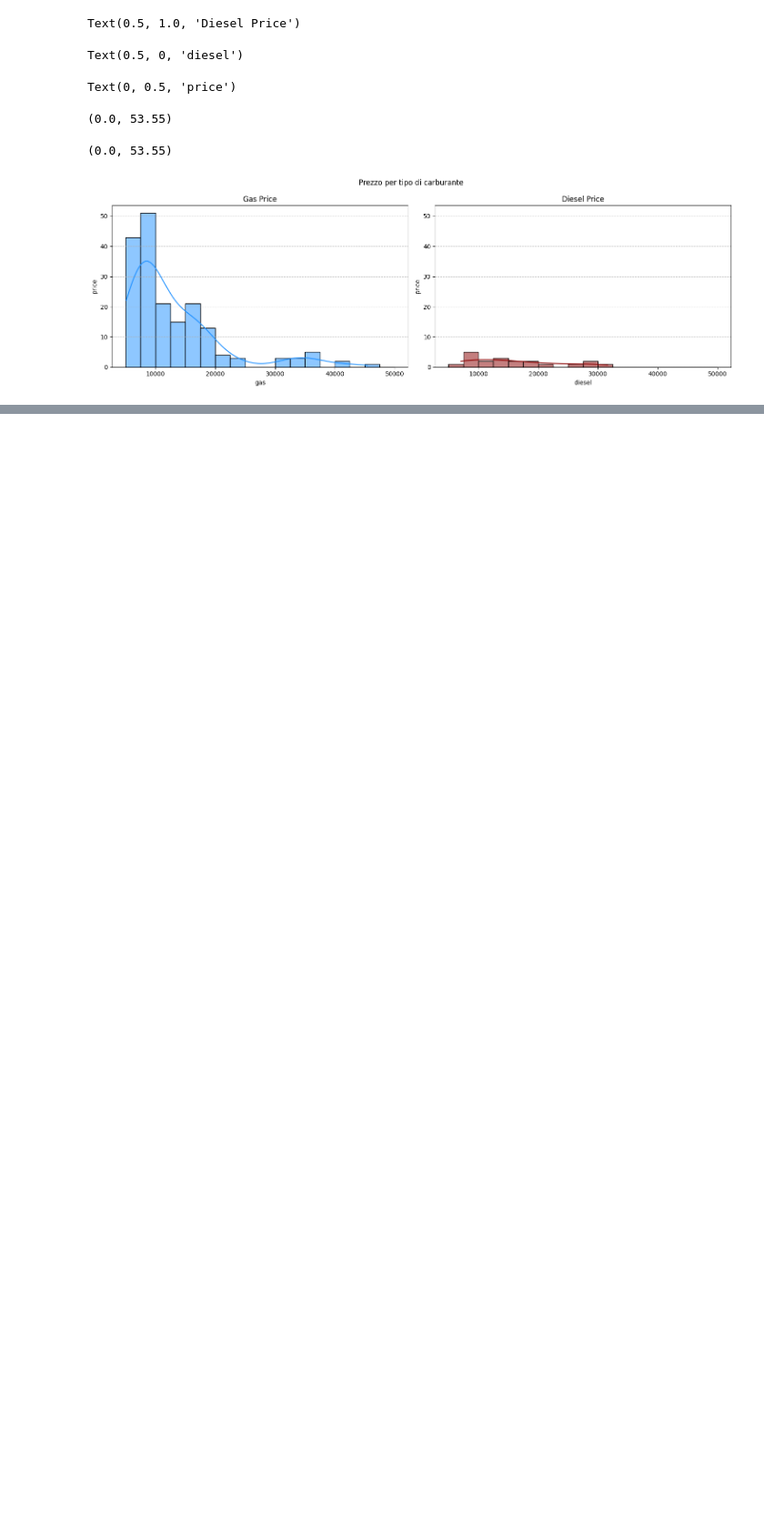
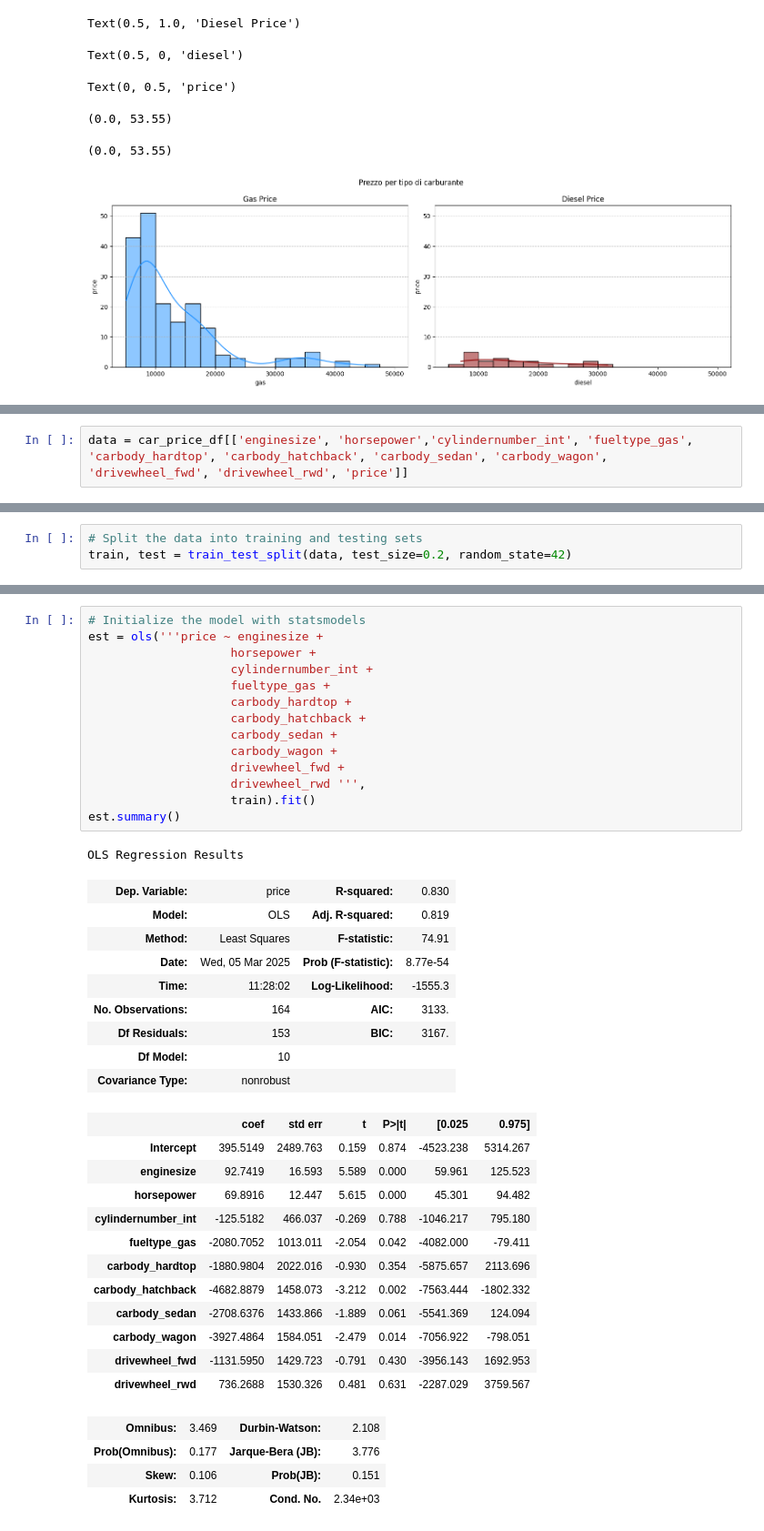
Before and after one commit to vincenzorrei/EDU-MatplotlibFundamentals, a Jupyter notebook: car_price.ipynb, the cells around one changed output, grey strips where cells are left out. Shown at 91% size. Cells and saved outputs as stored; diff of their text form; blank space fills up the shorter version.

Commit message:
linear regressioni

```diff
--- a/car_price.ipynb
+++ b/car_price.ipynb
@@ -244,0 +270,2 @@ Text(0, 0.5, 'price')
+# %%
+data = car_price_df[['enginesize', 'horsepower','cylindernumber_int', 'fueltype_gas', 'carbody_hardtop', 'carbody_hatchback', 'carbody_sedan', 'carbody_wagon', 'drivewheel_fwd', 'drivewheel_rwd', 'price']]
@@ -244,0 +274,3 @@ Text(0, 0.5, 'price')
+# %%
+# Split the data into training and testing sets
+train, test = train_test_split(data, test_size=0.2, random_state=42)
@@ -244,0 +279,41 @@ Text(0, 0.5, 'price')
+# %%
+# Initialize the model with statsmodels
+est = ols('''price ~ enginesize +
+                    horsepower +
+                    cylindernumber_int +
+                    fueltype_gas +
+                    carbody_hardtop +
+                    carbody_hatchback +
+                    carbody_sedan +
+                    carbody_wagon +
+                    drivewheel_fwd +
+                    drivewheel_rwd ''',
+                    train).fit()
+est.summary()
+# %% [output]
+OLS Regression Results
+| Dep. Variable: | price | R-squared: | 0.830 |
+| Model: | OLS | Adj. R-squared: | 0.819 |
+| Method: | Least Squares | F-statistic: | 74.91 |
+| Date: | Wed, 05 Mar 2025 | Prob (F-statistic): | 8.77e-54 |
+| Time: | 11:28:02 | Log-Likelihood: | -1555.3 |
+| No. Observations: | 164 | AIC: | 3133. |
+| Df Residuals: | 153 | BIC: | 3167. |
+| Df Model: | 10 |  |  |
+| Covariance Type: | nonrobust |  |  |
+|  | coef | std err | t | P>|t| | [0.025 | 0.975] |
+| Intercept | 395.5149 | 2489.763 | 0.159 | 0.874 | -4523.238 | 5314.267 |
+| enginesize | 92.7419 | 16.593 | 5.589 | 0.000 | 59.961 | 125.523 |
+| horsepower | 69.8916 | 12.447 | 5.615 | 0.000 | 45.301 | 94.482 |
+| cylindernumber_int | -125.5182 | 466.037 | -0.269 | 0.788 | -1046.217 | 795.180 |
+| fueltype_gas | -2080.7052 | 1013.011 | -2.054 | 0.042 | -4082.000 | -79.411 |
+| carbody_hardtop | -1880.9804 | 2022.016 | -0.930 | 0.354 | -5875.657 | 2113.696 |
+| carbody_hatchback | -4682.8879 | 1458.073 | -3.212 | 0.002 | -7563.444 | -1802.332 |
+| carbody_sedan | -2708.6376 | 1433.866 | -1.889 | 0.061 | -5541.369 | 124.094 |
+| carbody_wagon | -3927.4864 | 1584.051 | -2.479 | 0.014 | -7056.922 | -798.051 |
+| drivewheel_fwd | -1131.5950 | 1429.723 | -0.791 | 0.430 | -3956.143 | 1692.953 |
+| drivewheel_rwd | 736.2688 | 1530.326 | 0.481 | 0.631 | -2287.029 | 3759.567 |
+| Omnibus: | 3.469 | Durbin-Watson: | 2.108 |
+| Prob(Omnibus): | 0.177 | Jarque-Bera (JB): | 3.776 |
+| Skew: | 0.106 | Prob(JB): | 0.151 |
+| Kurtosis: | 3.712 | Cond. No. | 2.34e+03 |
```
Also changed, not shown: parts of 7 cells of this notebook.
